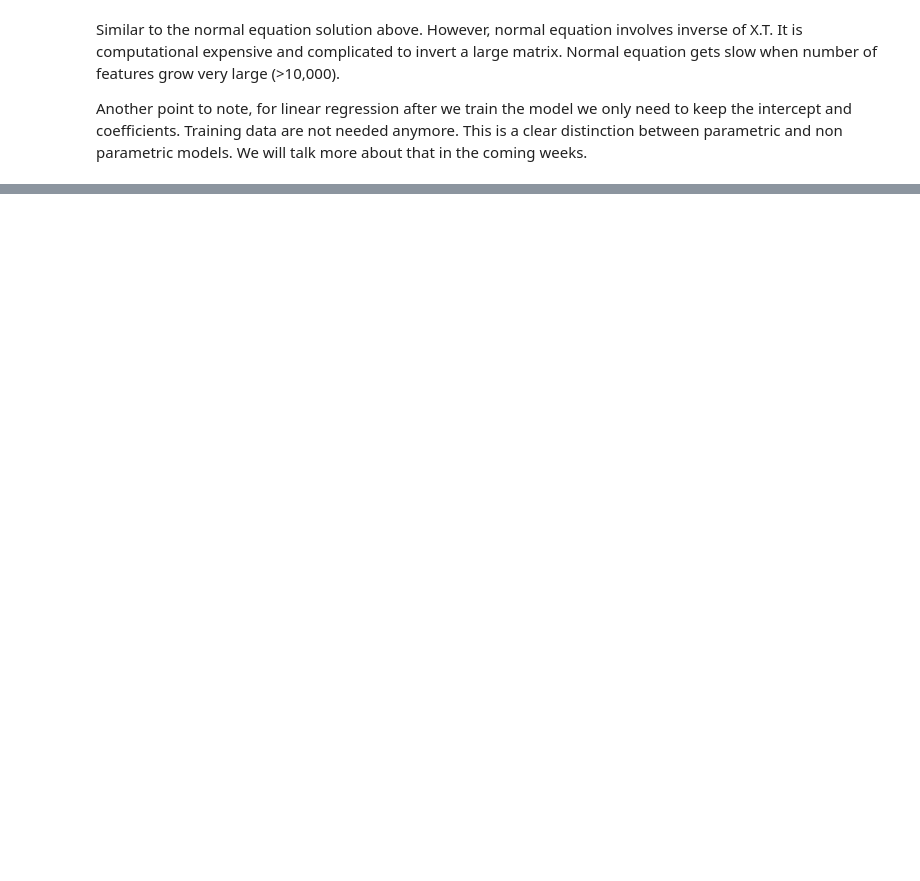
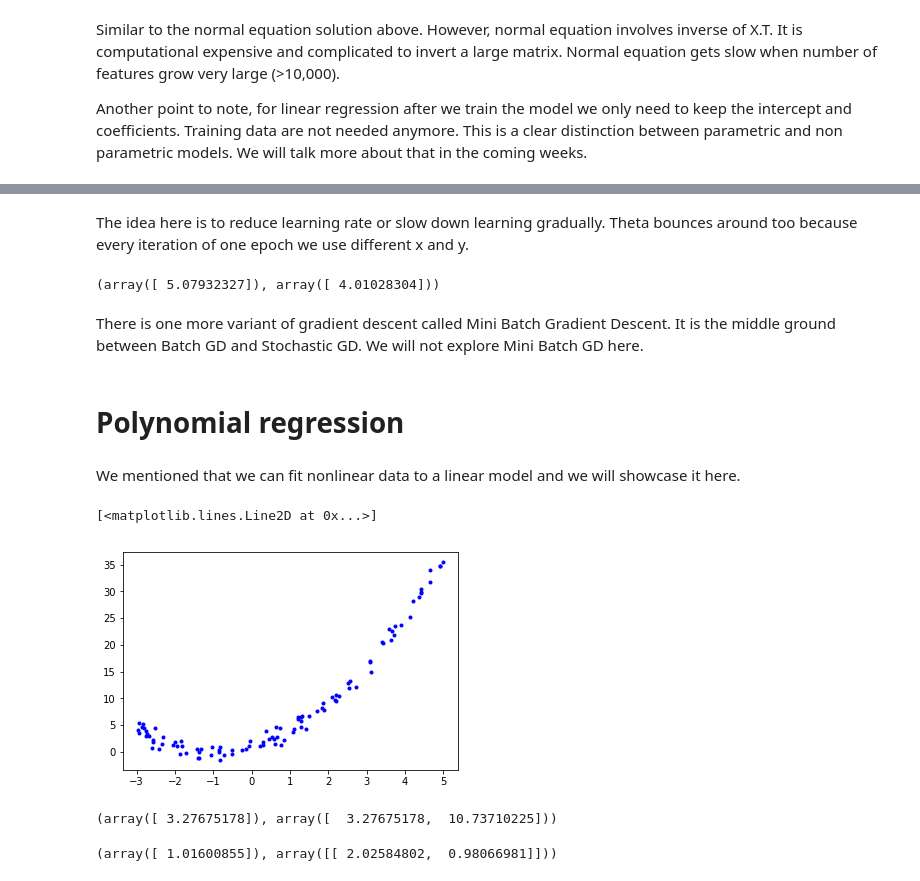
Before and after one commit to reality666/amateur-machine, a Jupyter notebook: Linear regression.ipynb, the cells around one changed output, grey strips where cells are left out. Saved outputs shown, nothing was run; the diff lists cells and outputs as text; code cells hidden in the pictures; blank space fills up the shorter version.

```diff
--- a/Linear regression.ipynb
+++ b/Linear regression.ipynb
@@ -109,0 +202,39 @@ https://towardsdatascience.com/understanding-the-mathematics-behind-gradient-des
+# %% [markdown]
+The idea here is to reduce learning rate or slow down learning gradually.
+Theta bounces around too because every iteration of one epoch we use different x and y.
+# %%
+#SGD in sklearn
+
+from sklearn.linear_model import SGDRegressor
+reg = SGDRegressor(max_iter = 50, eta0 = 0.1, penalty = None)
+reg.fit(x,y.reshape(-1))
+
+reg.intercept_, reg.coef_
+# %% [output]
+(array([ 5.07932327]), array([ 4.01028304]))
+# %% [markdown]
+There is one more variant of gradient descent called Mini Batch Gradient Descent. It is the middle ground between Batch GD and Stochastic GD. We will not explore Mini Batch GD here.
+# %% [markdown]
+# Polynomial regression
+# %% [markdown]
+We mentioned that we can fit nonlinear data to a linear model and we will showcase it here.
+# %%
+x = 8 * np.random.rand(100, 1)-3
+y = 1*x**2 + 2*x + 1 + np.random.randn(100,1)
+plt.plot(x, y, 'b.')
+# %% [output]
+[<matplotlib.lines.Line2D at 0x...>]
+[figure, added]
+# %%
+from sklearn.preprocessing import PolynomialFeatures
+poly = PolynomialFeatures(degree = 2, include_bias=False)
+x_poly = poly.fit_transform(x)
+x[0], x_poly[0]
+# %% [output]
+(array([ 3.27675178]), array([  3.27675178,  10.73710225]))
+# %%
+poly_reg = LinearRegression()
+poly_reg.fit(x_poly, y)
+poly_reg.intercept_, poly_reg.coef_
+# %% [output]
+(array([ 1.01600855]), array([[ 2.02584802,  0.98066981]]))
```
Also changed, not shown: parts of 18 cells of this notebook.
